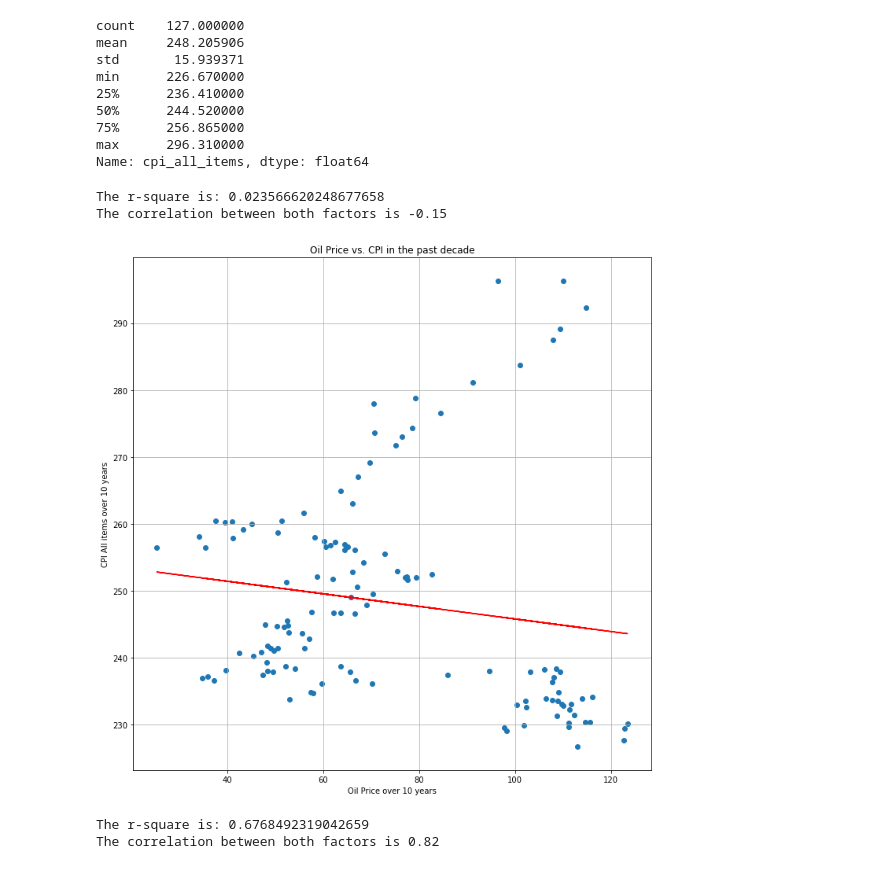
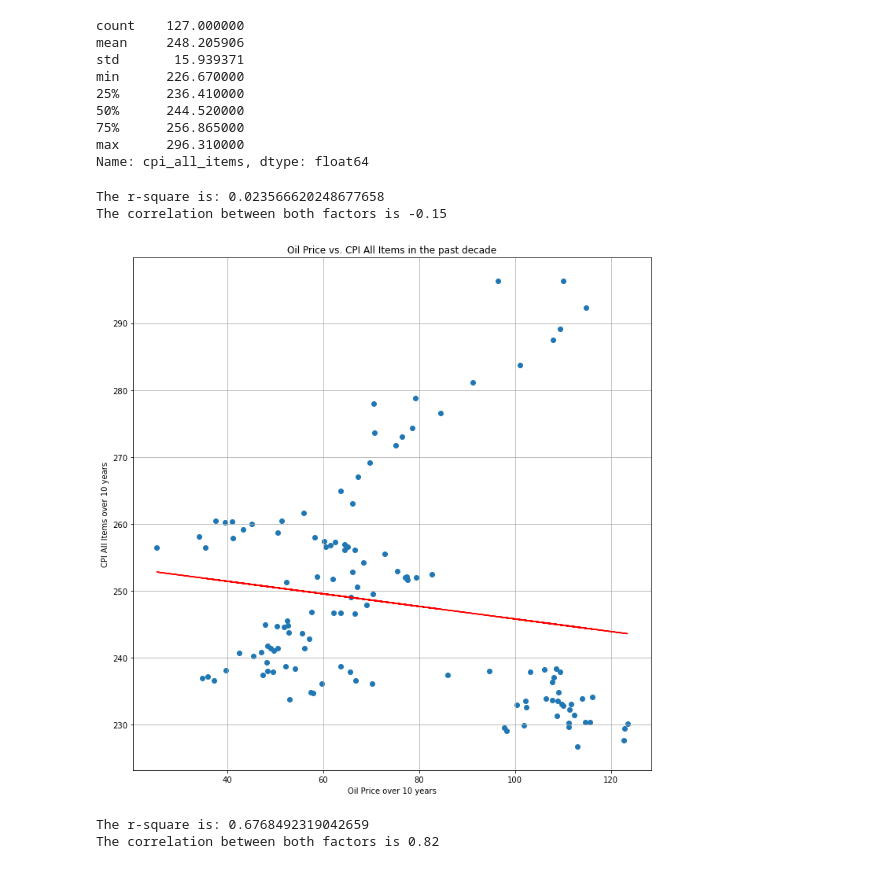
Before and after one commit to Master-Leo/Team-6-Main, a Jupyter notebook: Project 1 Code/statistical_analysis.ipynb, the cells around one changed output. Drawn from its saved outputs; the diff is of its cells as text; code cells hidden in the pictures.

```diff
--- a/Project 1 Code/statistical_analysis.ipynb
+++ b/Project 1 Code/statistical_analysis.ipynb
@@ -87,33 +87,33 @@ Name: cpi_all_items, dtype: float64
 # %%
 #Scatter graph Oil Prices vs CPI All Items with Linear Regression
 x_values = inflation_df["Oil Price"]
 y_values = inflation_df["cpi_all_items"]
 
 (slope, intercept, rvalue, pvalue, stderr) = linregress(x_values,y_values)
 regress_values = x_values * slope + intercept
 line_eq = "y= " + str(round(slope,2)) + "x + " + str(round(intercept,2))
 
 fig1, ax1 = plt.subplots(figsize = (10,10))
 plt.scatter(x_values,y_values)
 plt.plot(x_values, regress_values,"r-")
 
 plt.annotate(line_eq,(20,10),fontsize=15,color="red")
 
-plt.title("Oil Price vs. CPI in the past decade")
+plt.title("Oil Price vs. CPI All Items in the past decade")
 plt.xlabel("Oil Price over 10 years")
-plt.ylabel("CPI All items over 10 years")
+plt.ylabel("CPI All Items over 10 years")
 plt.grid()
 
 print(f"The r-square is: {rvalue**2}")
 correlation = st.pearsonr(x_values,y_values)
 print(f"The correlation between both factors is {round(correlation[0],2)}")
 
 plt.savefig("../Project 1 Code/Images/oil_cpi_scatter.jpg")
 plt.show()
 # %% [output]
 The r-square is: 0.023566620248677658
 The correlation between both factors is -0.15
-[figure, old version]
+[figure, new version]
 # %%
 #Scatter graph Oil Prices vs CPI All Items with Linear Regression
 x_values = inflation_df["Oil Price"]
```
Also changed, not shown: 1 other file.
